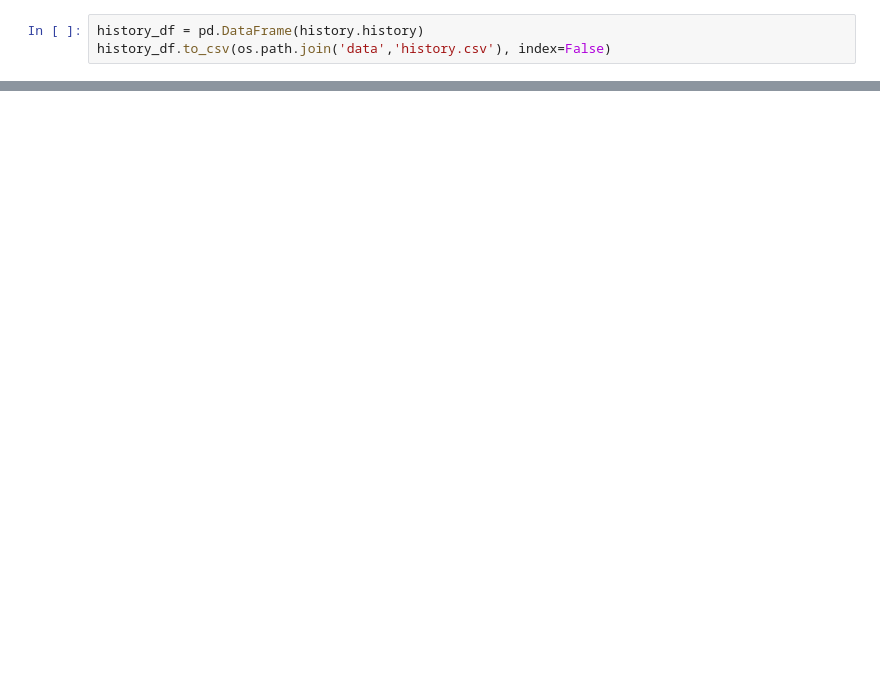
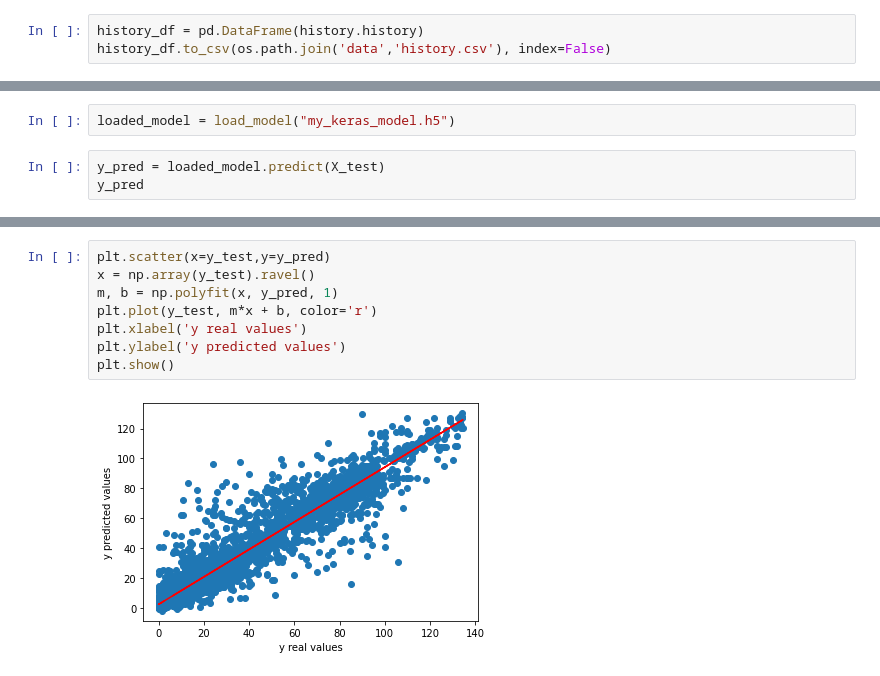
Before and after one commit to AymanSulaiman/superconductor-analysis-and-prediction, a Jupyter notebook: TensorFlow_PyTorch_experimentation.ipynb, the cells around one changed output, grey strips where cells are left out. Cells and saved outputs as stored; diff of their text form; blank space fills up the shorter version.

```diff
--- a/TensorFlow_PyTorch_experimentation.ipynb
+++ b/TensorFlow_PyTorch_experimentation.ipynb
@@ -110,0 +115,5 @@ history_df.to_csv(os.path.join('data','history.csv'), index=False)
+# %%
+loaded_model = load_model("my_keras_model.h5")
+# %%
+y_pred = loaded_model.predict(X_test)
+y_pred
@@ -110,0 +154,10 @@ history_df.to_csv(os.path.join('data','history.csv'), index=False)
+# %%
+plt.scatter(x=y_test,y=y_pred)
+x = np.array(y_test).ravel()
+m, b = np.polyfit(x, y_pred, 1)
+plt.plot(y_test, m*x + b, color='r')
+plt.xlabel('y real values')
+plt.ylabel('y predicted values')
+plt.show()
+# %% [output]
+[figure, added]
```
Also changed, not shown: parts of 9 cells of this notebook, 2 other files.
